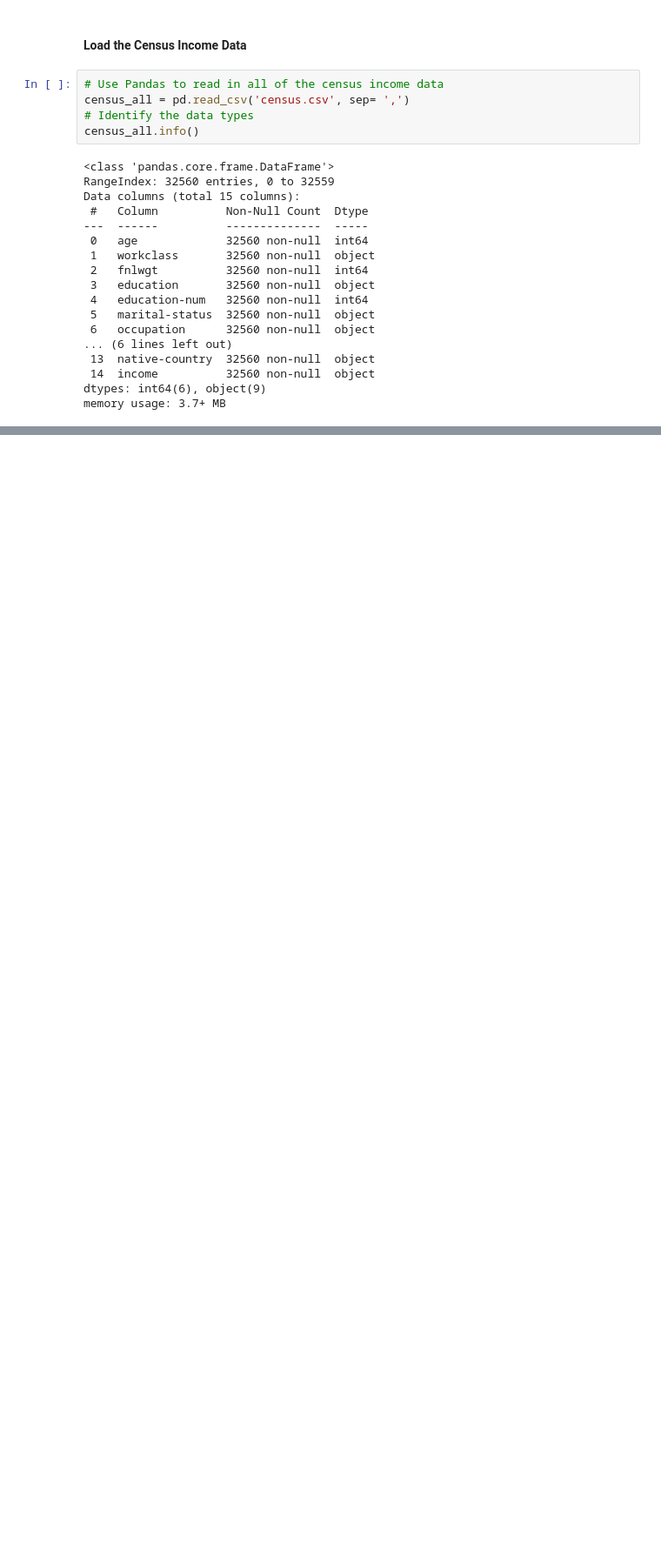
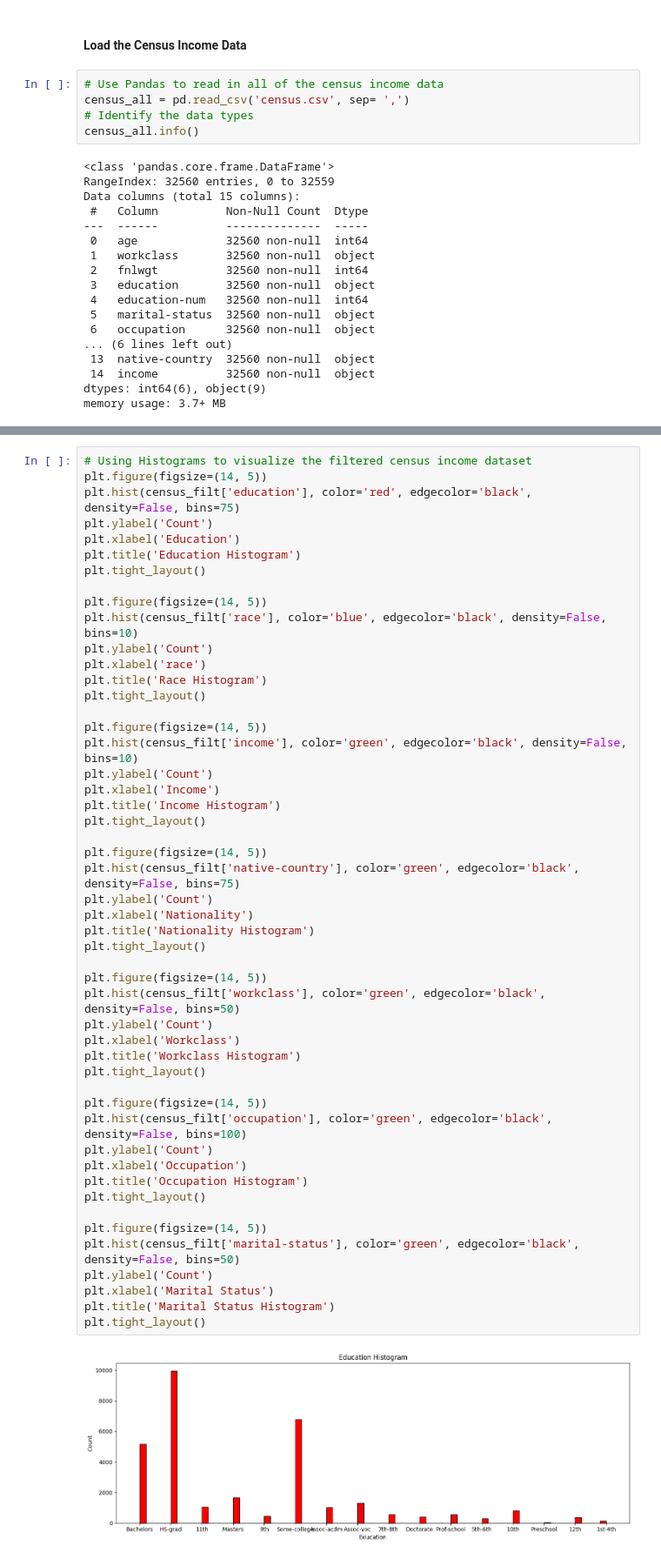
Before and after one commit to coco-loco-cyber/uci_census, a Jupyter notebook: Chi2_Test_Census_Data.ipynb, the cells around one changed output, grey strips where cells are left out. Shown: that part at 87% size. Drawn from its saved outputs; the diff is of its cells as text; blank space fills up the shorter version.

```diff
--- a/Chi2_Test_Census_Data.ipynb
+++ b/Chi2_Test_Census_Data.ipynb
@@ -56,0 +67,52 @@ census_filt.head()
+# %%
+# Using Histograms to visualize the filtered census income dataset
+plt.figure(figsize=(14, 5))
+plt.hist(census_filt['education'], color='red', edgecolor='black', density=False, bins=75)
+plt.ylabel('Count')
+plt.xlabel('Education')
+plt.title('Education Histogram')
+plt.tight_layout()
+
+plt.figure(figsize=(14, 5))
+plt.hist(census_filt['race'], color='blue', edgecolor='black', density=False, bins=10)
+plt.ylabel('Count')
+plt.xlabel('race')
+plt.title('Race Histogram')
+plt.tight_layout()
+
+plt.figure(figsize=(14, 5))
+plt.hist(census_filt['income'], color='green', edgecolor='black', density=False, bins=10)
+plt.ylabel('Count')
+plt.xlabel('Income')
+plt.title('Income Histogram')
+plt.tight_layout()
+
+plt.figure(figsize=(14, 5))
+plt.hist(census_filt['native-country'], color='green', edgecolor='black', density=False, bins=75)
+plt.ylabel('Count')
+plt.xlabel('Nationality')
+plt.title('Nationality Histogram')
+plt.tight_layout()
+
+plt.figure(figsize=(14, 5))
+plt.hist(census_filt['workclass'], color='green', edgecolor='black', density=False, bins=50)
+plt.ylabel('Count')
+plt.xlabel('Workclass')
+plt.title('Workclass Histogram')
+plt.tight_layout()
+
+plt.figure(figsize=(14, 5))
+plt.hist(census_filt['occupation'], color='green', edgecolor='black', density=False, bins=100)
+plt.ylabel('Count')
+plt.xlabel('Occupation')
+plt.title('Occupation Histogram')
+plt.tight_layout()
+
+plt.figure(figsize=(14, 5))
+plt.hist(census_filt['marital-status'], color='green', edgecolor='black', density=False, bins=50)
+plt.ylabel('Count')
+plt.xlabel('Marital Status')
+plt.title('Marital Status Histogram')
+plt.tight_layout()
+# %% [output]
+[figure, added]
```
Also changed, not shown: parts of 14 cells of this notebook.
